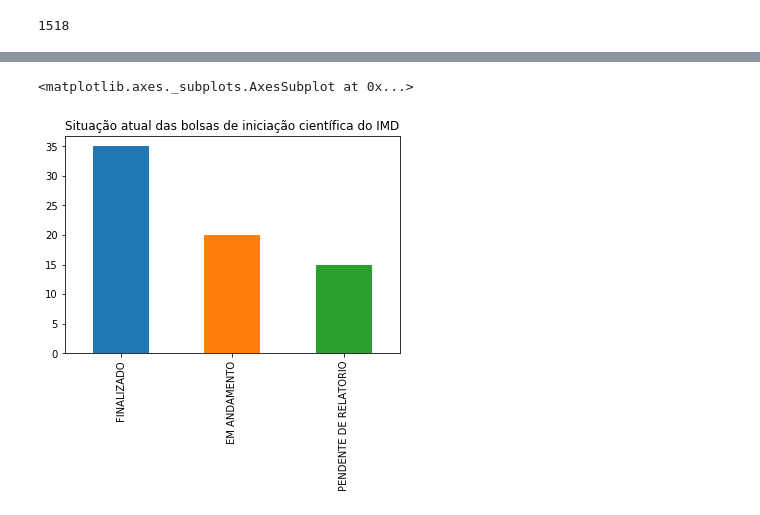
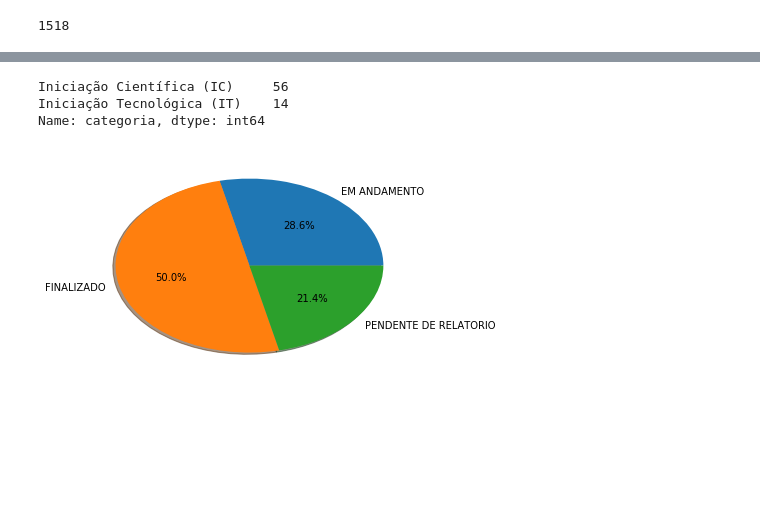
Before and after one commit to alvarofpp/imd0033-imd-pesquisa, a Jupyter notebook: IMD Pesquisa.ipynb, the cells around one changed output, grey strips where cells are left out. Saved outputs shown, nothing was run; the diff lists cells and outputs as text; code cells hidden in the pictures; blank space fills up the shorter version.

```diff
--- a/IMD Pesquisa.ipynb
+++ b/IMD Pesquisa.ipynb
@@ -219,7 +224,17 @@ df_discentes_bolsistas.categoria.value_counts().plot(kind='bar', title='Categori
-# %%
-# Situação atual das bolsas de iniciação cientifica dos alunos do BTI
-df_discentes_bolsistas.status_y.value_counts().plot(kind='bar', title='Situação atual das bolsas de iniciação científica do IMD')
-# %% [output]
-<matplotlib.axes._subplots.AxesSubplot at 0x...>
-[figure, removed]
+# %%
+# Qual os tipos e número de bolsas de iniciação científica dos discentes do BTI?
+df_discentes_bolsistas.categoria.value_counts()
+# %% [output]
+Iniciação Científica (IC)     56
+Iniciação Tecnológica (IT)    14
+Name: categoria, dtype: int64
+# %%
+# Qual a situação atual das bolsas de iniciação cientifica dos alunos do BTI?
+bolsas = dict(df_discentes_bolsistas.groupby('status_y')['matricula'].count())
+
+# Definimos as caracteristicas do gráfico de pizza e mostramos
+plt.pie(list(bolsas.values()), labels=list(bolsas.keys()),autopct='%1.1f%%', shadow=True)
+plt.show()
+# %% [output]
+[figure, added]
 # %%
```
Also changed, not shown: parts of 7 cells of this notebook.
